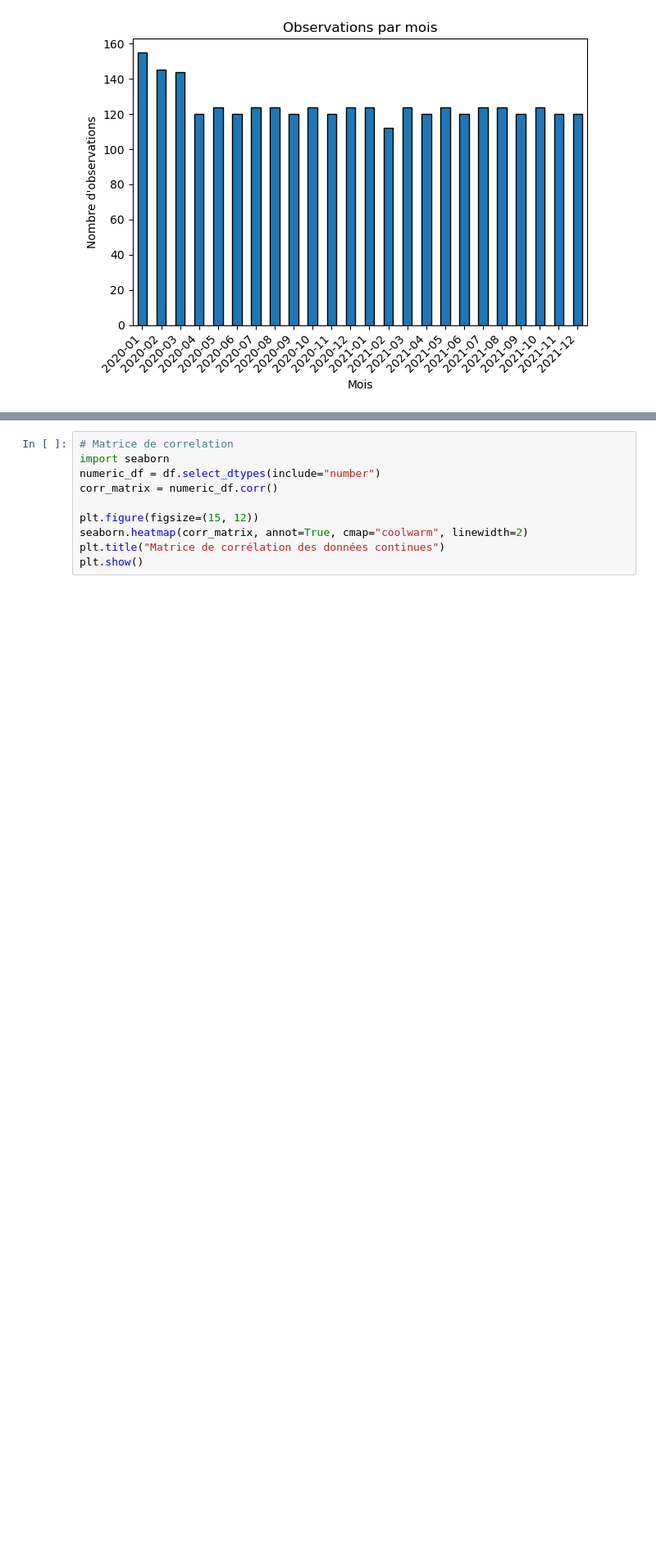
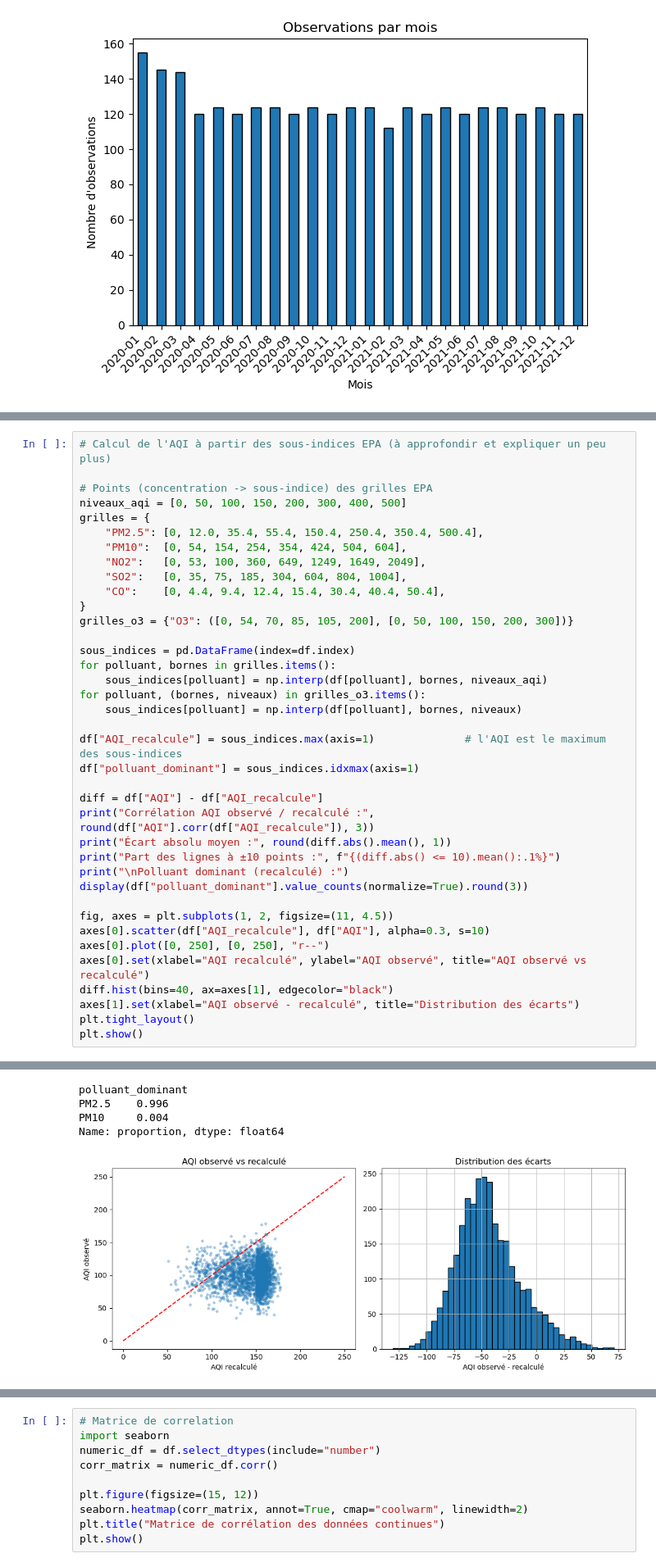
Before and after one commit to AnnaGrn/Projet_Diabetes, a Jupyter notebook: Projet qualité de l'air.ipynb, the cells around one changed output, grey strips where cells are left out. Shown at 82% size. Drawn from its saved outputs; the diff is of its cells as text; blank space fills up the shorter version.

```diff
--- a/Projet qualité de l'air.ipynb
+++ b/Projet qualité de l'air.ipynb
@@ -211,0 +301,39 @@ Lignes partageant la même région et la même date : 807
+# %%
+# Calcul de l'AQI à partir des sous-indices EPA (à approfondir et expliquer un peu plus)
+
+# Points (concentration -> sous-indice) des grilles EPA
+niveaux_aqi = [0, 50, 100, 150, 200, 300, 400, 500]
+grilles = {
+    "PM2.5": [0, 12.0, 35.4, 55.4, 150.4, 250.4, 350.4, 500.4],
+    "PM10":  [0, 54, 154, 254, 354, 424, 504, 604],
+    "NO2":   [0, 53, 100, 360, 649, 1249, 1649, 2049],
+    "SO2":   [0, 35, 75, 185, 304, 604, 804, 1004],
+    "CO":    [0, 4.4, 9.4, 12.4, 15.4, 30.4, 40.4, 50.4],
+}
+grilles_o3 = {"O3": ([0, 54, 70, 85, 105, 200], [0, 50, 100, 150, 200, 300])}
+
+sous_indices = pd.DataFrame(index=df.index)
+for polluant, bornes in grilles.items():
+    sous_indices[polluant] = np.interp(df[polluant], bornes, niveaux_aqi)
+for polluant, (bornes, niveaux) in grilles_o3.items():
+    sous_indices[polluant] = np.interp(df[polluant], bornes, niveaux)
+
+df["AQI_recalcule"] = sous_indices.max(axis=1)              # l'AQI est le maximum des sous-indices
+df["polluant_dominant"] = sous_indices.idxmax(axis=1)
+
+diff = df["AQI"] - df["AQI_recalcule"]
+print("Corrélation AQI observé / recalculé :", round(df["AQI"].corr(df["AQI_recalcule"]), 3))
+print("Écart absolu moyen :", round(diff.abs().mean(), 1))
+print("Part des lignes à ±10 points :", f"{(diff.abs() <= 10).mean():.1%}")
+print("\nPolluant dominant (recalculé) :")
+display(df["polluant_dominant"].value_counts(normalize=True).round(3))
+
+fig, axes = plt.subplots(1, 2, figsize=(11, 4.5))
+axes[0].scatter(df["AQI_recalcule"], df["AQI"], alpha=0.3, s=10)
+axes[0].plot([0, 250], [0, 250], "r--")
+axes[0].set(xlabel="AQI recalculé", ylabel="AQI observé", title="AQI observé vs recalculé")
+diff.hist(bins=40, ax=axes[1], edgecolor="black")
+axes[1].set(xlabel="AQI observé - recalculé", title="Distribution des écarts")
+plt.tight_layout()
+plt.show()
+# %% [output]
@@ -211,0 +345,5 @@ Lignes partageant la même région et la même date : 807
+polluant_dominant
+PM2.5    0.996
+PM10     0.004
+Name: proportion, dtype: float64
+[figure, added]
```
Also changed, not shown: parts of 35 cells of this notebook.
